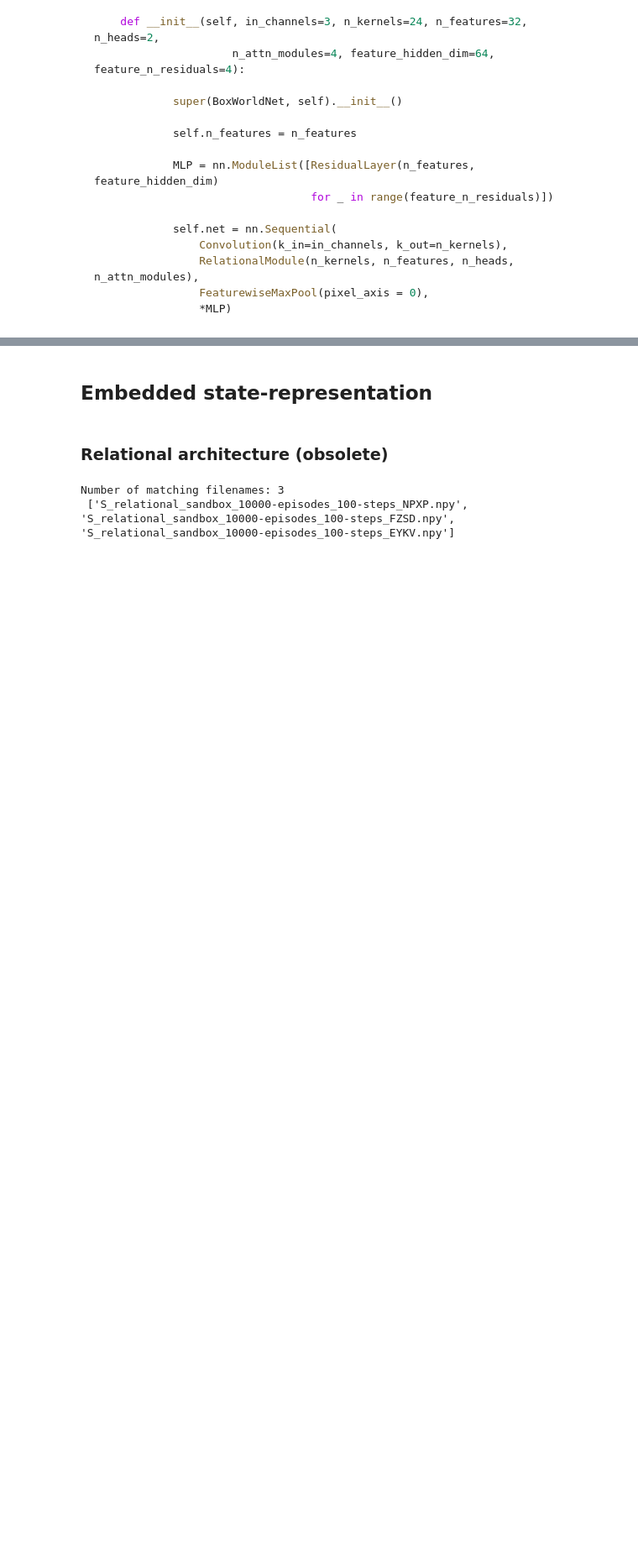
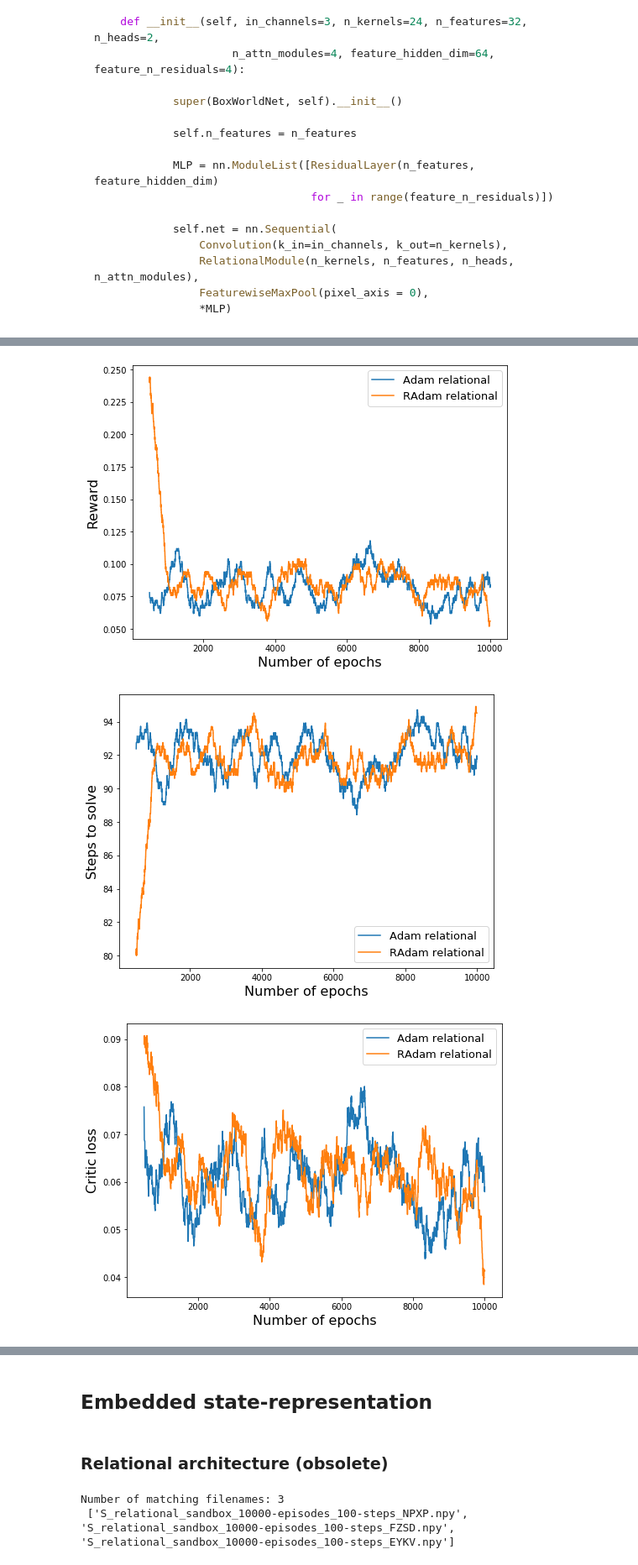
Before and after one commit to nicoladainese96/RelationalDeepRL, a Jupyter notebook: Results.ipynb, the cells around one changed output, grey strips where cells are left out. Shown at 84% size. Drawn from its saved outputs; the diff is of its cells as text; code cells hidden in the pictures; blank space fills up the shorter version.

Commit message:
added relational results

```diff
--- a/Results.ipynb
+++ b/Results.ipynb
@@ -401,0 +426,4 @@ plot.compare_sessions(list_of_scores, list_of_steps, list_of_losses, list_of_lab
+# %%
+load_dir = "Results/Sandbox/"
+queries = ['relational','adam','lr5e-3']
+train_dict = utils.load_session(load_dir, queries)
@@ -401,0 +433,10 @@ plot.compare_sessions(list_of_scores, list_of_steps, list_of_losses, list_of_lab
+# %%
+keywords = train_dict['keywords'] # some of the keywords are incorrect
+print("Keywords: ", keywords)
+game_params = train_dict['game_params']
+print("game_params: ", game_params)
+HPs = train_dict['HPs']
+print("HPs: ", HPs)
+score1 = train_dict['score']
+steps1 = train_dict['steps']
+losses1 = train_dict['losses']
@@ -401,0 +447,3 @@ plot.compare_sessions(list_of_scores, list_of_steps, list_of_losses, list_of_lab
+# %%
+queries = ['relational','radam','lr5e-3']
+train_dict = utils.load_session(load_dir, queries)
@@ -401,0 +453,10 @@ plot.compare_sessions(list_of_scores, list_of_steps, list_of_losses, list_of_lab
+# %%
+keywords = train_dict['keywords'] # some of the keywords are incorrect
+print("Keywords: ", keywords)
+game_params = train_dict['game_params']
+print("game_params: ", game_params)
+HPs = train_dict['HPs']
+print("HPs: ", HPs)
+score2 = train_dict['score']
+steps2 = train_dict['steps']
+losses2 = train_dict['losses']
@@ -401,0 +467,11 @@ plot.compare_sessions(list_of_scores, list_of_steps, list_of_losses, list_of_lab
+# %%
+list_of_labels = ['Adam relational', 'RAdam relational']
+list_of_scores = [score1, score2]
+list_of_steps = [steps1, steps2]
+list_of_losses = [losses1, losses2]
+
+plot.compare_sessions(list_of_scores, list_of_steps, list_of_losses, list_of_labels, average_window=500)
+# %% [output]
+[figure, added]
+[figure, added]
+[figure, added]
```
Also changed, not shown: parts of 14 cells of this notebook, 14 other files.
